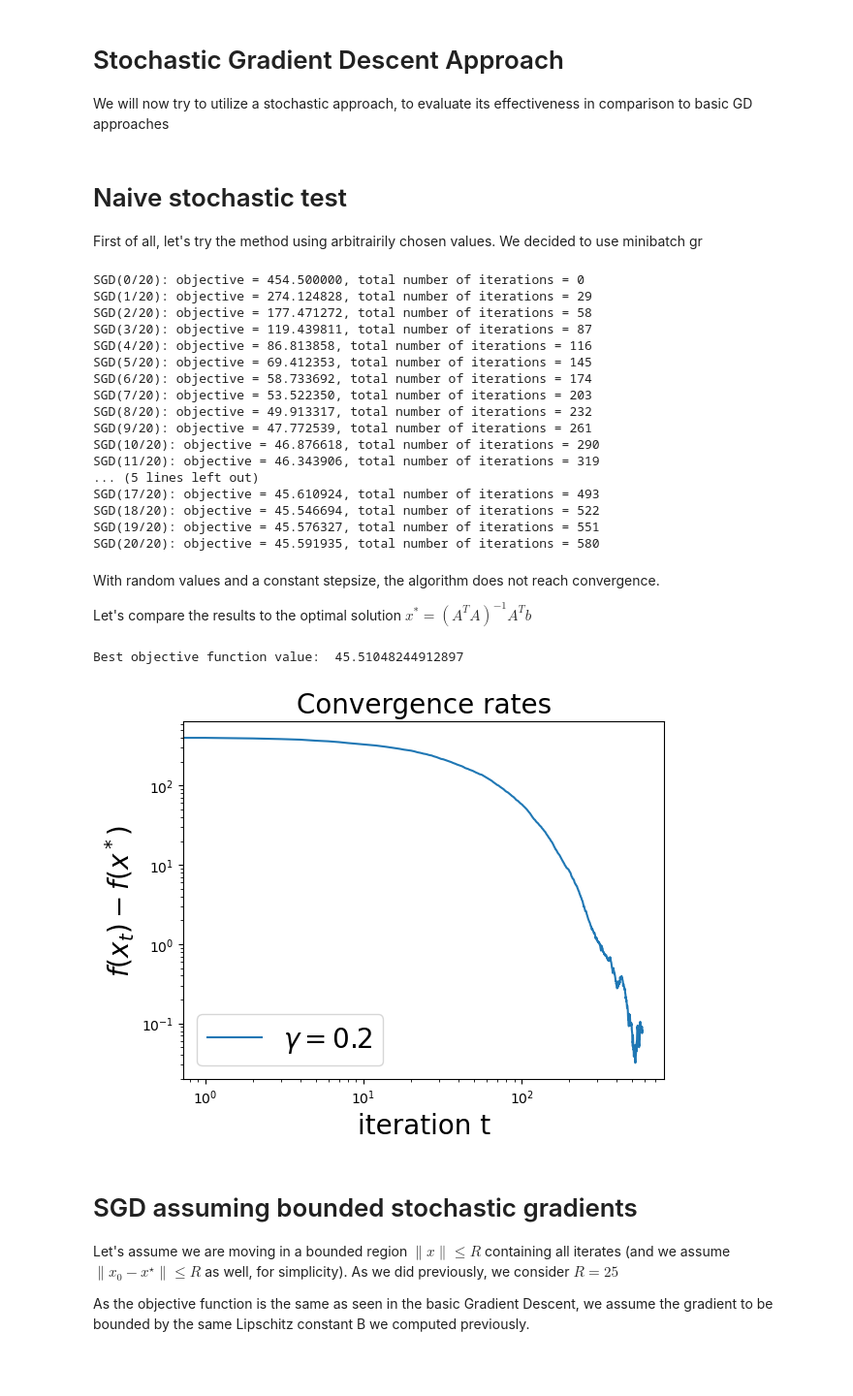
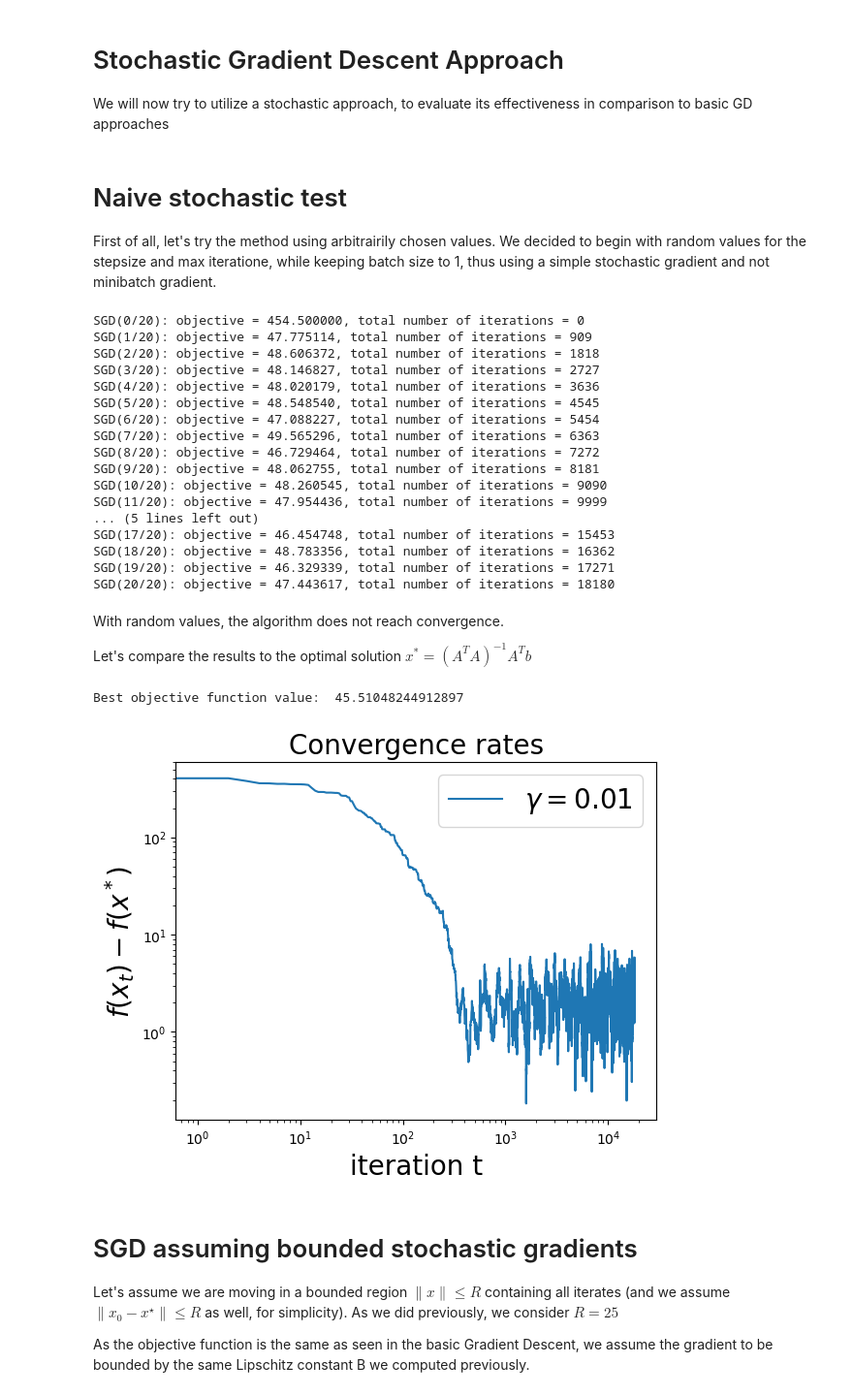
Before and after one commit to FilippoBolis/OptimizationProject_2025, a Jupyter notebook: GradientDescent.ipynb, the cells around one changed output. Shown at 97% size. Drawn from its saved outputs; the diff is of its cells as text; code cells hidden in the pictures; blank space fills up the shorter version.

```diff
--- a/GradientDescent.ipynb
+++ b/GradientDescent.ipynb
@@ -483,7 +485,10 @@ def objective_function(A, x, b):
 
 
 def stochastic_gradient(A, x, b, batch_size=1):
-    # if batch_size is different than 1 then we are using a minibatch gradient
+    """
+    Compute the gradient based on the objective function, using a certain number of rows, defined by batch_size;
+    if batch_size is greater than 1 then we are using minibatch gradient.
+    """
     dataset_size = len(b)
     indices = np.random.choice(dataset_size, batch_size, replace=False)
     # we pick a batch_size number of indices (rows) to compute the gradient on a smaller part of the dataset
@@ -554,7 +559,7 @@ def stochastic_gradient_descent(data_A, x_zero, targets_b, batch_size, epochs, l
       print("SGD({bi:d}/{ti:d}): objective = {l:f}, total number of iterations = {ii:d}".format(
                   bi=epoch + 1, ti=epochs, l=objective, ii=total_iterations))
 
-      # Controlla convergenza
+      # Check convergence
       if epoch >= 3:
         recent_changes = [abs(objectives[-i] - objectives[-i-1]) for i in range(1, 4)]
         if all(change < tol for change in recent_changes):
@@ -566,12 +571,12 @@ def stochastic_gradient_descent(data_A, x_zero, targets_b, batch_size, epochs, l
 # Naive stochastic test
 
 First of all, let's try the method using arbitrairily chosen values.
-We decided to use minibatch gr
+We decided to begin with random values for the stepsize and max iteratione, while keeping batch size to 1, thus using a simple stochastic gradient and not minibatch gradient.
 # %%
 # Define the parameters of the algorithm.
 max_iters = 20 # epochs
 gamma = 0.01   # this is totally arbitrary
-batch_size = 32
+batch_size = 1
 
 # Initialization
 x_initial = np.zeros(A.shape[1])
@@ -580,24 +585,24 @@ x_initial = np.zeros(A.shape[1])
 sgd_objectives, sgd_xs = stochastic_gradient_descent(A, x_initial, b, batch_size, max_iters, gamma, False)
 # %% [output]
 SGD(0/20): objective = 454.500000, total number of iterations = 0
-SGD(1/20): objective = 274.124828, total number of iterations = 29
-SGD(2/20): objective = 177.471272, total number of iterations = 58
-SGD(3/20): objective = 119.439811, total number of iterations = 87
-SGD(4/20): objective = 86.813858, total number of iterations = 116
-SGD(5/20): objective = 69.412353, total number of iterations = 145
-SGD(6/20): objective = 58.733692, total number of iterations = 174
-SGD(7/20): objective = 53.522350, total number of iterations = 203
-SGD(8/20): objective = 49.913317, total number of iterations = 232
-SGD(9/20): objective = 47.772539, total number of iterations = 261
-SGD(10/20): objective = 46.876618, total number of iterations = 290
-SGD(11/20): objective = 46.343906, total number of iterations = 319
+SGD(1/20): objective = 47.775114, total number of iterations = 909
+SGD(2/20): objective = 48.606372, total number of iterations = 1818
+SGD(3/20): objective = 48.146827, total number of iterations = 2727
+SGD(4/20): objective = 48.020179, total number of iterations = 3636
+SGD(5/20): objective = 48.548540, total number of iterations = 4545
+SGD(6/20): objective = 47.088227, total number of iterations = 5454
+SGD(7/20): objective = 49.565296, total number of iterations = 6363
+SGD(8/20): objective = 46.729464, total number of iterations = 7272
+SGD(9/20): objective = 48.062755, total number of iterations = 8181
+SGD(10/20): objective = 48.260545, total number of iterations = 9090
+SGD(11/20): objective = 47.954436, total number of iterations = 9999
 ... (5 lines left out)
-SGD(17/20): objective = 45.610924, total number of iterations = 493
-SGD(18/20): objective = 45.546694, total number of iterations = 522
-SGD(19/20): objective = 45.576327, total number of iterations = 551
-SGD(20/20): objective = 45.591935, total number of iterations = 580
+SGD(17/20): objective = 46.454748, total number of iterations = 15453
+SGD(18/20): objective = 48.783356, total number of iterations = 16362
+SGD(19/20): objective = 46.329339, total number of iterations = 17271
+SGD(20/20): objective = 47.443617, total number of iterations = 18180
 # %% [markdown]
-With random values and a constant stepsize, the algorithm does not reach convergence.
+With random values, the algorithm does not reach convergence.
 
 Let's compare the results to the optimal solution $x^* = (A^T A)^{-1} A^T b$
 # %%
@@ -608,13 +613,13 @@ print("Best objective function value:  {best_obj}".format(best_obj=best_objectiv
 Best objective function value:  45.51048244912897
 # %%
 plt.title('Convergence rates', fontsize = 20)
-plt.loglog(sgd_objectives-best_objective, label = r'$\gamma = 0.2$')
+plt.loglog(sgd_objectives-best_objective, label = r'$\gamma = 0.01$')
 plt.xlabel('iteration t'  , fontsize = 20)
 plt.ylabel(r'$f(x_t) - f(x^*)$', fontsize = 20)
 plt.legend(fontsize = 20)
 plt.show()
 # %% [output]
-[figure, old version]
+[figure, new version]
 # %% [markdown]
 # SGD assuming bounded stochastic gradients
 
```
Also changed, not shown: parts of 18 cells of this notebook.
